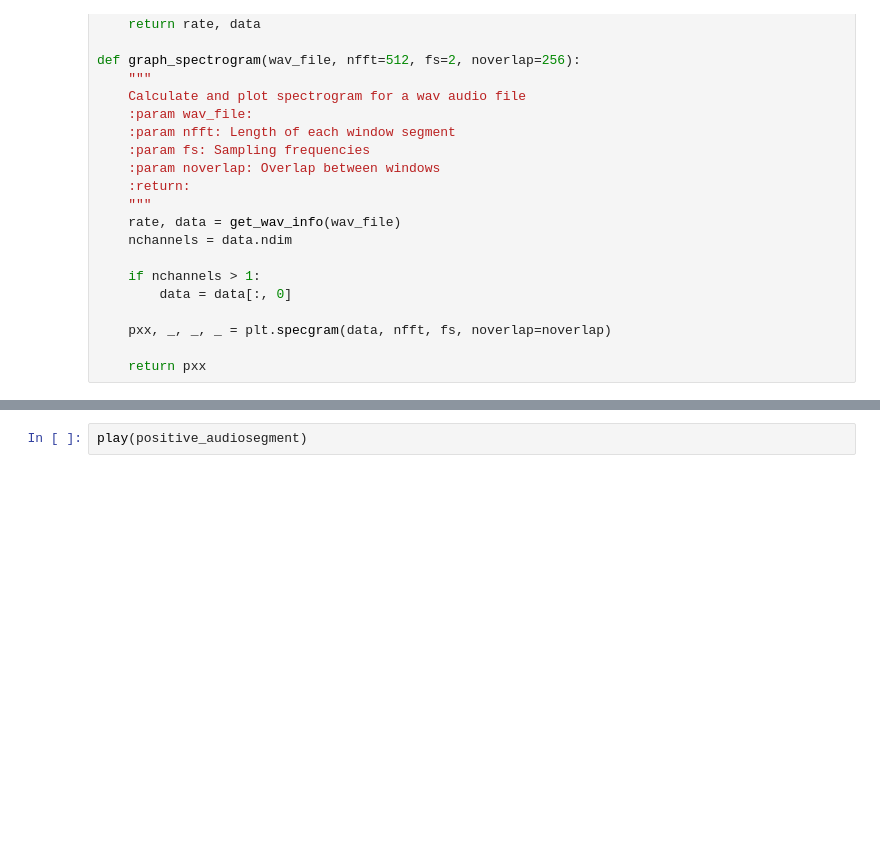
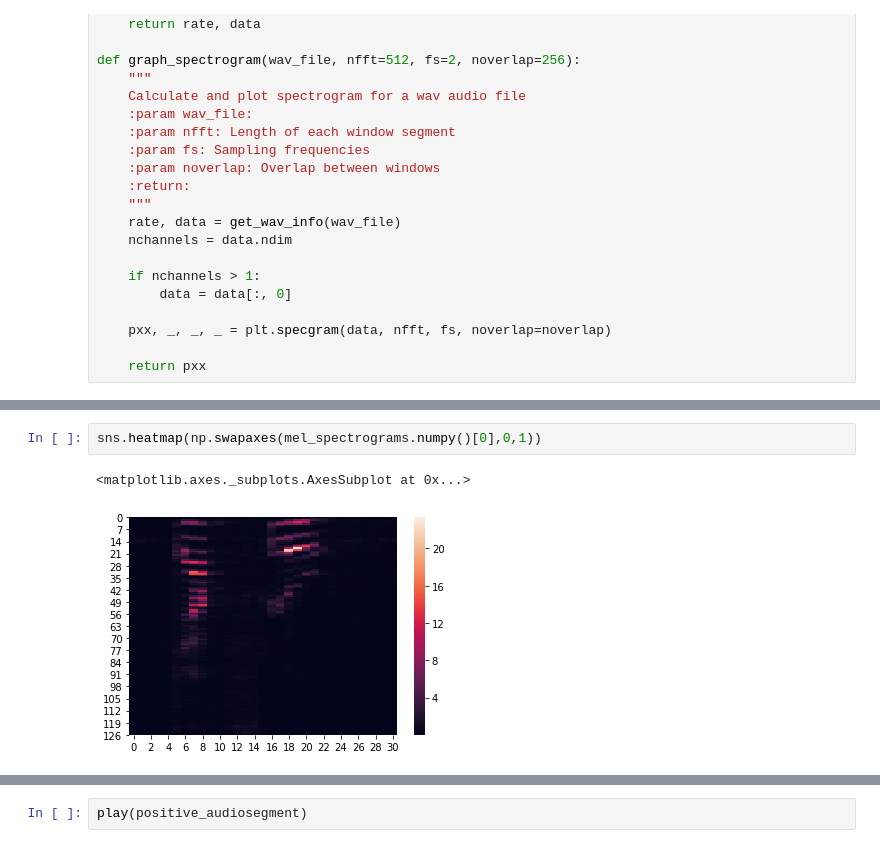
Before and after one commit to tdjaballah/multrigger-word, a Jupyter notebook: notebooks/test_spectrograms_tensorflow.ipynb, the cells around one changed output, grey strips where cells are left out. Cells and saved outputs as stored; diff of their text form; blank space fills up the shorter version.

```diff
--- a/notebooks/test_spectrograms_tensorflow.ipynb
+++ b/notebooks/test_spectrograms_tensorflow.ipynb
@@ -69,0 +117,5 @@ sns.heatmap(graph_spectrogram(audio_file))
+# %%
+sns.heatmap(np.swapaxes(mel_spectrograms.numpy()[0],0,1))
+# %% [output]
+<matplotlib.axes._subplots.AxesSubplot at 0x...>
+[figure, added]
```
Also changed, not shown: parts of 33 cells of this notebook, 14 other files.
